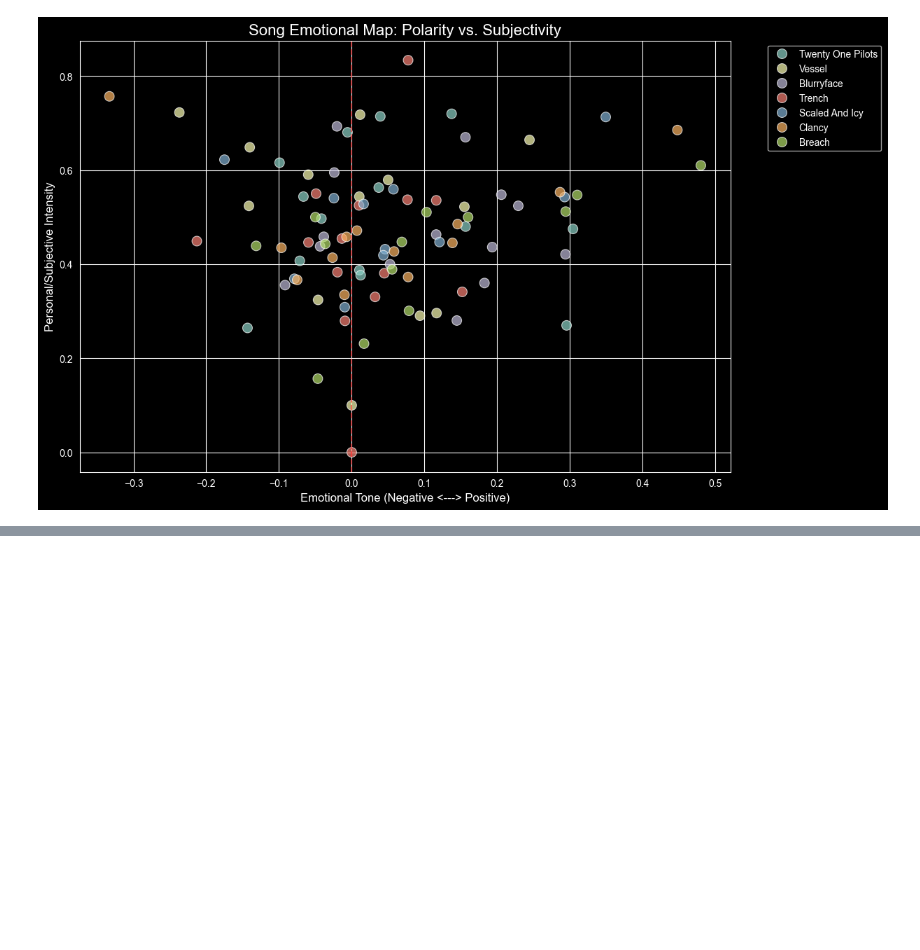
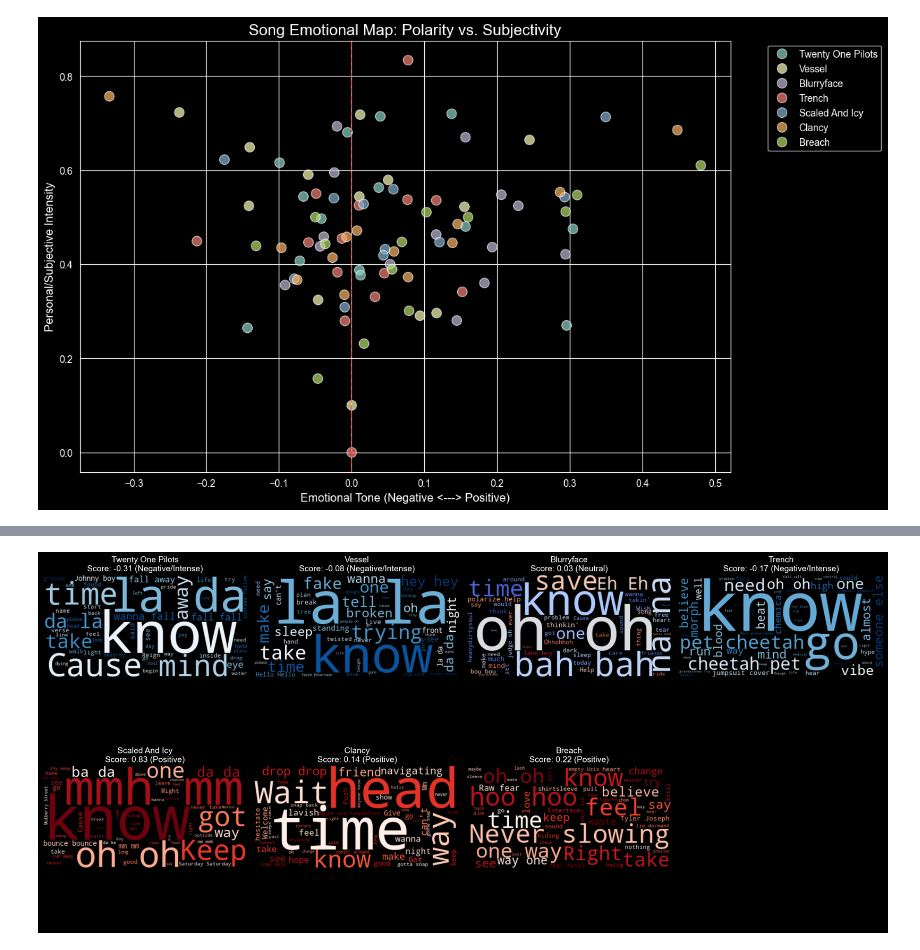
Before and after one commit to MeredithClikkie/torchbearerlab.github.io, a Jupyter notebook: AllAlbumLyrics.ipynb, the cells around one changed output, grey strips where cells are left out. Cells and saved outputs as stored; diff of their text form; code cells hidden in the pictures; blank space fills up the shorter version.

Commit message:
word cloud per album

```diff
--- a/AllAlbumLyrics.ipynb
+++ b/AllAlbumLyrics.ipynb
@@ -837,3 +835,63 @@ plt.legend(bbox_to_anchor=(1.05, 1), loc='upper left')
 plt.show()
 # %% [output]
 [figure]
+# %%
+import pandas as pd
+from wordcloud import WordCloud
+import matplotlib.pyplot as plt
+from nltk.sentiment.vader import SentimentIntensityAnalyzer
+import nltk
+
+# Ensure you have the sentiment lexicon
+nltk.download('vader_lexicon')
+sia = SentimentIntensityAnalyzer()
+
+# 1. Calculate Sentiment Score per Album
+# We calculate the "Compound" score (-1 to 1) for each song, then average by album
+df_combined['Sentiment'] = df_combined['Lyrics'].apply(lambda x: sia.polarity_scores(str(x))['compound'])
+album_sentiments = df_combined.groupby('album_name')['Sentiment'].mean()
+
+# 2. Sort by Release Date (Using your previous mapping)
+ordered_albums = [a for a in release_dates.keys() if a in album_sentiments.index]
+
+# 3. Create a Grid of Word Clouds
+fig, axes = plt.subplots(nrows=2, ncols=4, figsize=(20, 10))
+axes = axes.flatten()
+
+for i, album in enumerate(ordered_albums):
+    # Filter lyrics for this album
+    text = " ".join(df_combined[df_combined['album_name'] == album]['Lyrics'])
+    score = album_sentiments[album]
+
+    # Determine color scheme based on sentiment
+    # Positive (>0.05) = Greens, Negative (< -0.05) = Reds, Neutral = Blues
+    if score > 0.05:
+        color_map = 'Reds'
+        mood = "Positive"
+    elif score < -0.05:
+        color_map = 'Blues'
+        mood = "Negative/Intense"
+    else:
+        color_map = 'coolwarm'
+        mood = "Neutral"
+
+    # Generate Word Cloud
+    wc = WordCloud(
+
+        colormap=color_map,
+        max_words=50,
+        stopwords=stop_words
+    ).generate(text)
+
+    # Plotting
+    axes[i].imshow(wc, interpolation='bilinear')
+    axes[i].set_title(f"{album}\nScore: {score:.2f} ({mood})", fontsize=14)
+    axes[i].axis('off')
+
+# Hide any unused subplots
+for j in range(i + 1, len(axes)):
+    axes[j].axis('off')
+
+plt.tight_layout()
+plt.show()
+# %% [output]
@@ -839,0 +901 @@ plt.show()
+[figure, added]
```
Also changed, not shown: parts of 3 cells of this notebook, 1 other file.
